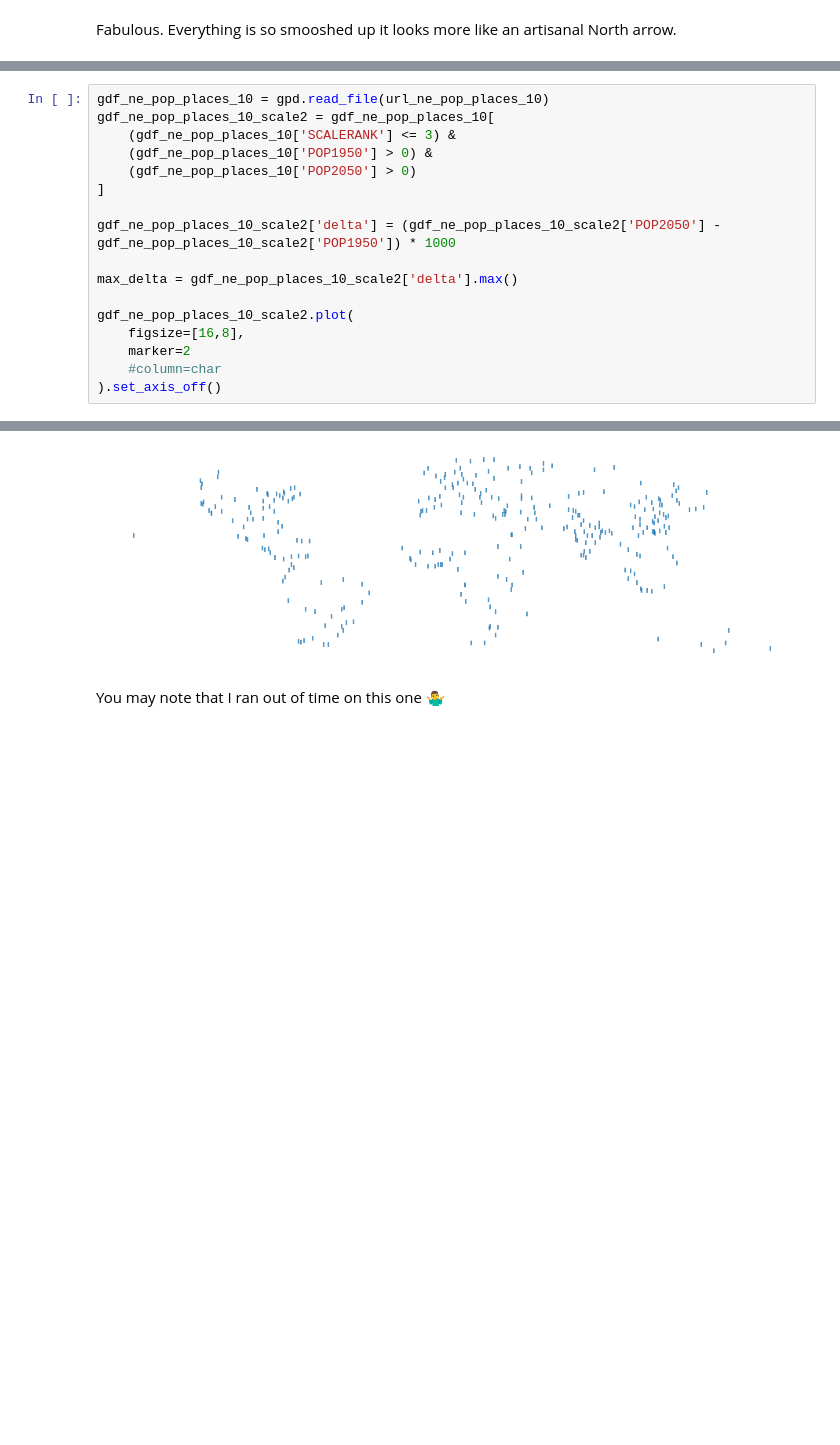
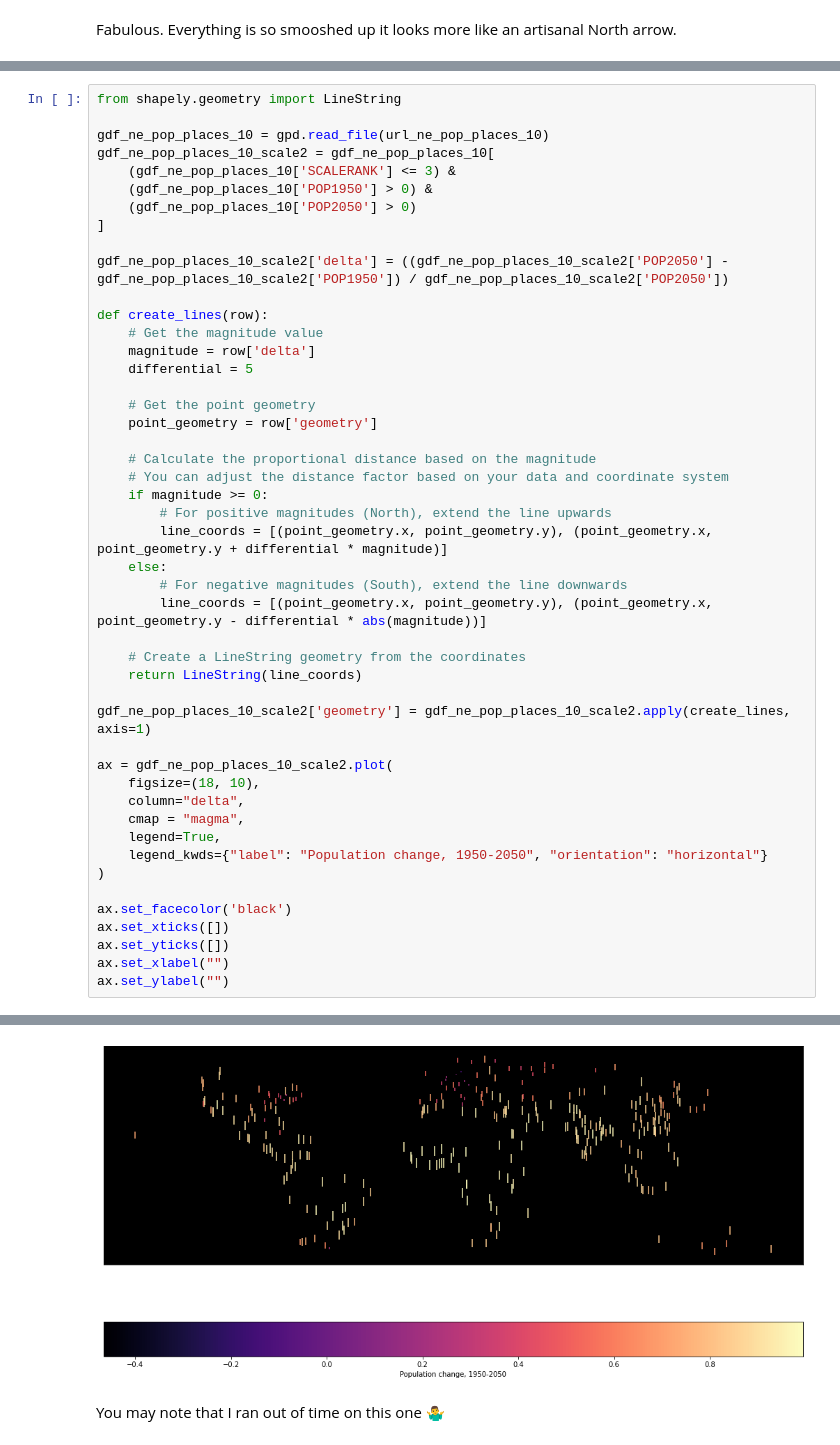
Before and after one commit to wboykinm/maptember, a Jupyter notebook: 2023/maptember_2023.ipynb, the cells around one changed output, grey strips where cells are left out. Saved outputs shown, nothing was run; the diff lists cells and outputs as text; blank space fills up the shorter version.

```diff
--- a/2023/maptember_2023.ipynb
+++ b/2023/maptember_2023.ipynb
@@ -95,4 +96,6 @@ So we'll make a typewriter-style map.
 # %%
+from shapely.geometry import LineString
+
 gdf_ne_pop_places_10 = gpd.read_file(url_ne_pop_places_10)
 gdf_ne_pop_places_10_scale2 = gdf_ne_pop_places_10[
     (gdf_ne_pop_places_10['SCALERANK'] <= 3) &
@@ -100,15 +103,43 @@ gdf_ne_pop_places_10_scale2 = gdf_ne_pop_places_10[
     (gdf_ne_pop_places_10['POP2050'] > 0)
 ]
 
-gdf_ne_pop_places_10_scale2['delta'] = (gdf_ne_pop_places_10_scale2['POP2050'] - gdf_ne_pop_places_10_scale2['POP1950']) * 1000
+gdf_ne_pop_places_10_scale2['delta'] = ((gdf_ne_pop_places_10_scale2['POP2050'] - gdf_ne_pop_places_10_scale2['POP1950']) / gdf_ne_pop_places_10_scale2['POP2050'])
 
-max_delta = gdf_ne_pop_places_10_scale2['delta'].max()
+def create_lines(row):
+    # Get the magnitude value
+    magnitude = row['delta']
+    differential = 5
 
-gdf_ne_pop_places_10_scale2.plot(
-    figsize=[16,8],
-    marker=2
-    #column=char
-).set_axis_off()
+    # Get the point geometry
+    point_geometry = row['geometry']
+
+    # Calculate the proportional distance based on the magnitude
+    # You can adjust the distance factor based on your data and coordinate system
+    if magnitude >= 0:
+        # For positive magnitudes (North), extend the line upwards
+        line_coords = [(point_geometry.x, point_geometry.y), (point_geometry.x, point_geometry.y + differential * magnitude)]
+    else:
+        # For negative magnitudes (South), extend the line downwards
+        line_coords = [(point_geometry.x, point_geometry.y), (point_geometry.x, point_geometry.y - differential * abs(magnitude))]
+
+    # Create a LineString geometry from the coordinates
+    return LineString(line_coords)
+
+gdf_ne_pop_places_10_scale2['geometry'] = gdf_ne_pop_places_10_scale2.apply(create_lines, axis=1)
+
+ax = gdf_ne_pop_places_10_scale2.plot(
+    figsize=(18, 10),
+    column="delta",
+    cmap = "magma",
+    legend=True,
+    legend_kwds={"label": "Population change, 1950-2050", "orientation": "horizontal"}
+)
+
+ax.set_facecolor('black')
+ax.set_xticks([])
+ax.set_yticks([])
+ax.set_xlabel("")
+ax.set_ylabel("")
 # %% [output]
 A value is trying to be set on a copy of a slice from a DataFrame.
 Try using .loc[row_indexer,col_indexer] = value instead
@@ -118,4 +155,4 @@ See the caveats in the documentation: https://pandas.pydata.org/pandas-docs/stab
-[figure, old version]
+[figure, new version]
 # %% [markdown]
 You may note that I ran out of time on this one 🤷‍♂️
 # %% [markdown]
```
Also changed, not shown: parts of 5 cells of this notebook, 2 other files.
